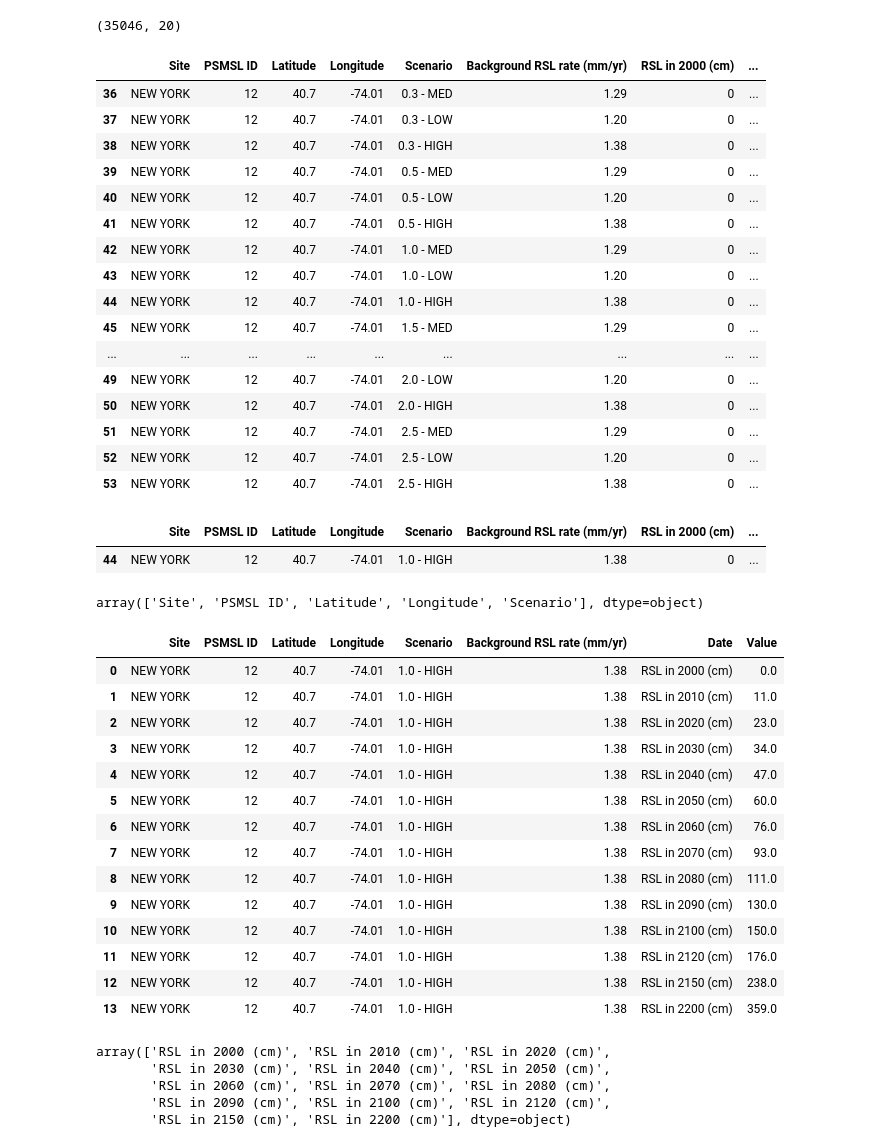
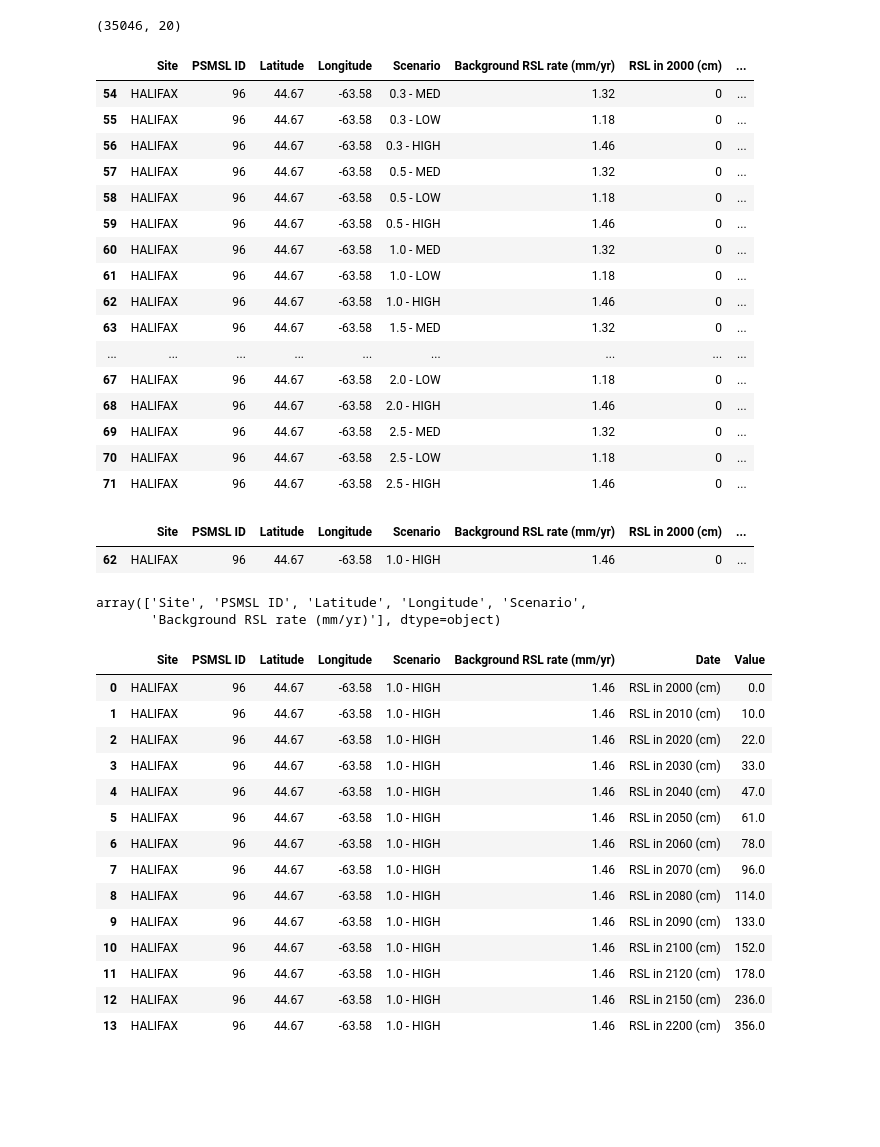
Before and after one commit to zdefne-usgs/sweet_slr, a Jupyter notebook: sweet_SLR.ipynb, the cells around one changed output. Drawn from its saved outputs; the diff is of its cells as text; code cells hidden in the pictures; blank space fills up the shorter version.

```diff
--- a/sweet_SLR.ipynb
+++ b/sweet_SLR.ipynb
@@ -14,61 +14,54 @@ df.shape
 # %% [output]
 (35046, 20)
 # %%
-df2 = df[df['Site'].str.contains("NEW YORK")]
+df2 = df[df['Site'].str.contains("HALIFAX")]
 df2
 # %% [output]
 |  | Site | PSMSL ID | Latitude | Longitude | Scenario | Background RSL rate (mm/yr) | RSL in 2000 (cm) | ... |
-| 36 | NEW YORK | 12 | 40.7 | -74.01 | 0.3 - MED | 1.29 | 0 | ... |
-| 37 | NEW YORK | 12 | 40.7 | -74.01 | 0.3 - LOW | 1.20 | 0 | ... |
-| 38 | NEW YORK | 12 | 40.7 | -74.01 | 0.3 - HIGH | 1.38 | 0 | ... |
-| 39 | NEW YORK | 12 | 40.7 | -74.01 | 0.5 - MED | 1.29 | 0 | ... |
-| 40 | NEW YORK | 12 | 40.7 | -74.01 | 0.5 - LOW | 1.20 | 0 | ... |
-| 41 | NEW YORK | 12 | 40.7 | -74.01 | 0.5 - HIGH | 1.38 | 0 | ... |
-| 42 | NEW YORK | 12 | 40.7 | -74.01 | 1.0 - MED | 1.29 | 0 | ... |
-| 43 | NEW YORK | 12 | 40.7 | -74.01 | 1.0 - LOW | 1.20 | 0 | ... |
-| 44 | NEW YORK | 12 | 40.7 | -74.01 | 1.0 - HIGH | 1.38 | 0 | ... |
-| 45 | NEW YORK | 12 | 40.7 | -74.01 | 1.5 - MED | 1.29 | 0 | ... |
+| 54 | HALIFAX | 96 | 44.67 | -63.58 | 0.3 - MED | 1.32 | 0 | ... |
+| 55 | HALIFAX | 96 | 44.67 | -63.58 | 0.3 - LOW | 1.18 | 0 | ... |
+| 56 | HALIFAX | 96 | 44.67 | -63.58 | 0.3 - HIGH | 1.46 | 0 | ... |
+| 57 | HALIFAX | 96 | 44.67 | -63.58 | 0.5 - MED | 1.32 | 0 | ... |
+| 58 | HALIFAX | 96 | 44.67 | -63.58 | 0.5 - LOW | 1.18 | 0 | ... |
+| 59 | HALIFAX | 96 | 44.67 | -63.58 | 0.5 - HIGH | 1.46 | 0 | ... |
+| 60 | HALIFAX | 96 | 44.67 | -63.58 | 1.0 - MED | 1.32 | 0 | ... |
+| 61 | HALIFAX | 96 | 44.67 | -63.58 | 1.0 - LOW | 1.18 | 0 | ... |
+| 62 | HALIFAX | 96 | 44.67 | -63.58 | 1.0 - HIGH | 1.46 | 0 | ... |
+| 63 | HALIFAX | 96 | 44.67 | -63.58 | 1.5 - MED | 1.32 | 0 | ... |
 | ... | ... | ... | ... | ... | ... | ... | ... | ... |
-| 49 | NEW YORK | 12 | 40.7 | -74.01 | 2.0 - LOW | 1.20 | 0 | ... |
-| 50 | NEW YORK | 12 | 40.7 | -74.01 | 2.0 - HIGH | 1.38 | 0 | ... |
-| 51 | NEW YORK | 12 | 40.7 | -74.01 | 2.5 - MED | 1.29 | 0 | ... |
-| 52 | NEW YORK | 12 | 40.7 | -74.01 | 2.5 - LOW | 1.20 | 0 | ... |
-| 53 | NEW YORK | 12 | 40.7 | -74.01 | 2.5 - HIGH | 1.38 | 0 | ... |
+| 67 | HALIFAX | 96 | 44.67 | -63.58 | 2.0 - LOW | 1.18 | 0 | ... |
+| 68 | HALIFAX | 96 | 44.67 | -63.58 | 2.0 - HIGH | 1.46 | 0 | ... |
+| 69 | HALIFAX | 96 | 44.67 | -63.58 | 2.5 - MED | 1.32 | 0 | ... |
+| 70 | HALIFAX | 96 | 44.67 | -63.58 | 2.5 - LOW | 1.18 | 0 | ... |
+| 71 | HALIFAX | 96 | 44.67 | -63.58 | 2.5 - HIGH | 1.46 | 0 | ... |
 # %%
 df3 = df2[df2['Scenario'].str.contains("1.0 - HIGH")]
 df3
 # %% [output]
 |  | Site | PSMSL ID | Latitude | Longitude | Scenario | Background RSL rate (mm/yr) | RSL in 2000 (cm) | ... |
-| 44 | NEW YORK | 12 | 40.7 | -74.01 | 1.0 - HIGH | 1.38 | 0 | ... |
+| 62 | HALIFAX | 96 | 44.67 | -63.58 | 1.0 - HIGH | 1.46 | 0 | ... |
 # %%
-df3.columns.values[0:5]
+df3.columns.values[0:6]
 # %% [output]
-array(['Site', 'PSMSL ID', 'Latitude', 'Longitude', 'Scenario'], dtype=object)
+array(['Site', 'PSMSL ID', 'Latitude', 'Longitude', 'Scenario',
+       'Background RSL rate (mm/yr)'], dtype=object)
 # %%
 df4 = pd.melt(df3, id_vars=df3.columns.values[0:6],
                   var_name="Date", value_name="Value")
 df4
 # %% [output]
 |  | Site | PSMSL ID | Latitude | Longitude | Scenario | Background RSL rate (mm/yr) | Date | Value |
-| 0 | NEW YORK | 12 | 40.7 | -74.01 | 1.0 - HIGH | 1.38 | RSL in 2000 (cm) | 0.0 |
-| 1 | NEW YORK | 12 | 40.7 | -74.01 | 1.0 - HIGH | 1.38 | RSL in 2010 (cm) | 11.0 |
-| 2 | NEW YORK | 12 | 40.7 | -74.01 | 1.0 - HIGH | 1.38 | RSL in 2020 (cm) | 23.0 |
-| 3 | NEW YORK | 12 | 40.7 | -74.01 | 1.0 - HIGH | 1.38 | RSL in 2030 (cm) | 34.0 |
-| 4 | NEW YORK | 12 | 40.7 | -74.01 | 1.0 - HIGH | 1.38 | RSL in 2040 (cm) | 47.0 |
-| 5 | NEW YORK | 12 | 40.7 | -74.01 | 1.0 - HIGH | 1.38 | RSL in 2050 (cm) | 60.0 |
-| 6 | NEW YORK | 12 | 40.7 | -74.01 | 1.0 - HIGH | 1.38 | RSL in 2060 (cm) | 76.0 |
-| 7 | NEW YORK | 12 | 40.7 | -74.01 | 1.0 - HIGH | 1.38 | RSL in 2070 (cm) | 93.0 |
-| 8 | NEW YORK | 12 | 40.7 | -74.01 | 1.0 - HIGH | 1.38 | RSL in 2080 (cm) | 111.0 |
-| 9 | NEW YORK | 12 | 40.7 | -74.01 | 1.0 - HIGH | 1.38 | RSL in 2090 (cm) | 130.0 |
-| 10 | NEW YORK | 12 | 40.7 | -74.01 | 1.0 - HIGH | 1.38 | RSL in 2100 (cm) | 150.0 |
-| 11 | NEW YORK | 12 | 40.7 | -74.01 | 1.0 - HIGH | 1.38 | RSL in 2120 (cm) | 176.0 |
-| 12 | NEW YORK | 12 | 40.7 | -74.01 | 1.0 - HIGH | 1.38 | RSL in 2150 (cm) | 238.0 |
-| 13 | NEW YORK | 12 | 40.7 | -74.01 | 1.0 - HIGH | 1.38 | RSL in 2200 (cm) | 359.0 |
+| 0 | HALIFAX | 96 | 44.67 | -63.58 | 1.0 - HIGH | 1.46 | RSL in 2000 (cm) | 0.0 |
+| 1 | HALIFAX | 96 | 44.67 | -63.58 | 1.0 - HIGH | 1.46 | RSL in 2010 (cm) | 10.0 |
+| 2 | HALIFAX | 96 | 44.67 | -63.58 | 1.0 - HIGH | 1.46 | RSL in 2020 (cm) | 22.0 |
+| 3 | HALIFAX | 96 | 44.67 | -63.58 | 1.0 - HIGH | 1.46 | RSL in 2030 (cm) | 33.0 |
+| 4 | HALIFAX | 96 | 44.67 | -63.58 | 1.0 - HIGH | 1.46 | RSL in 2040 (cm) | 47.0 |
+| 5 | HALIFAX | 96 | 44.67 | -63.58 | 1.0 - HIGH | 1.46 | RSL in 2050 (cm) | 61.0 |
+| 6 | HALIFAX | 96 | 44.67 | -63.58 | 1.0 - HIGH | 1.46 | RSL in 2060 (cm) | 78.0 |
+| 7 | HALIFAX | 96 | 44.67 | -63.58 | 1.0 - HIGH | 1.46 | RSL in 2070 (cm) | 96.0 |
+| 8 | HALIFAX | 96 | 44.67 | -63.58 | 1.0 - HIGH | 1.46 | RSL in 2080 (cm) | 114.0 |
+| 9 | HALIFAX | 96 | 44.67 | -63.58 | 1.0 - HIGH | 1.46 | RSL in 2090 (cm) | 133.0 |
+| 10 | HALIFAX | 96 | 44.67 | -63.58 | 1.0 - HIGH | 1.46 | RSL in 2100 (cm) | 152.0 |
+| 11 | HALIFAX | 96 | 44.67 | -63.58 | 1.0 - HIGH | 1.46 | RSL in 2120 (cm) | 178.0 |
+| 12 | HALIFAX | 96 | 44.67 | -63.58 | 1.0 - HIGH | 1.46 | RSL in 2150 (cm) | 236.0 |
+| 13 | HALIFAX | 96 | 44.67 | -63.58 | 1.0 - HIGH | 1.46 | RSL in 2200 (cm) | 356.0 |
-# %%
-df4['Date'].values
-# %% [output]
-array(['RSL in 2000 (cm)', 'RSL in 2010 (cm)', 'RSL in 2020 (cm)',
-       'RSL in 2030 (cm)', 'RSL in 2040 (cm)', 'RSL in 2050 (cm)',
-       'RSL in 2060 (cm)', 'RSL in 2070 (cm)', 'RSL in 2080 (cm)',
-       'RSL in 2090 (cm)', 'RSL in 2100 (cm)', 'RSL in 2120 (cm)',
-       'RSL in 2150 (cm)', 'RSL in 2200 (cm)'], dtype=object)
```
Also changed, not shown: parts of 19 cells of this notebook.
